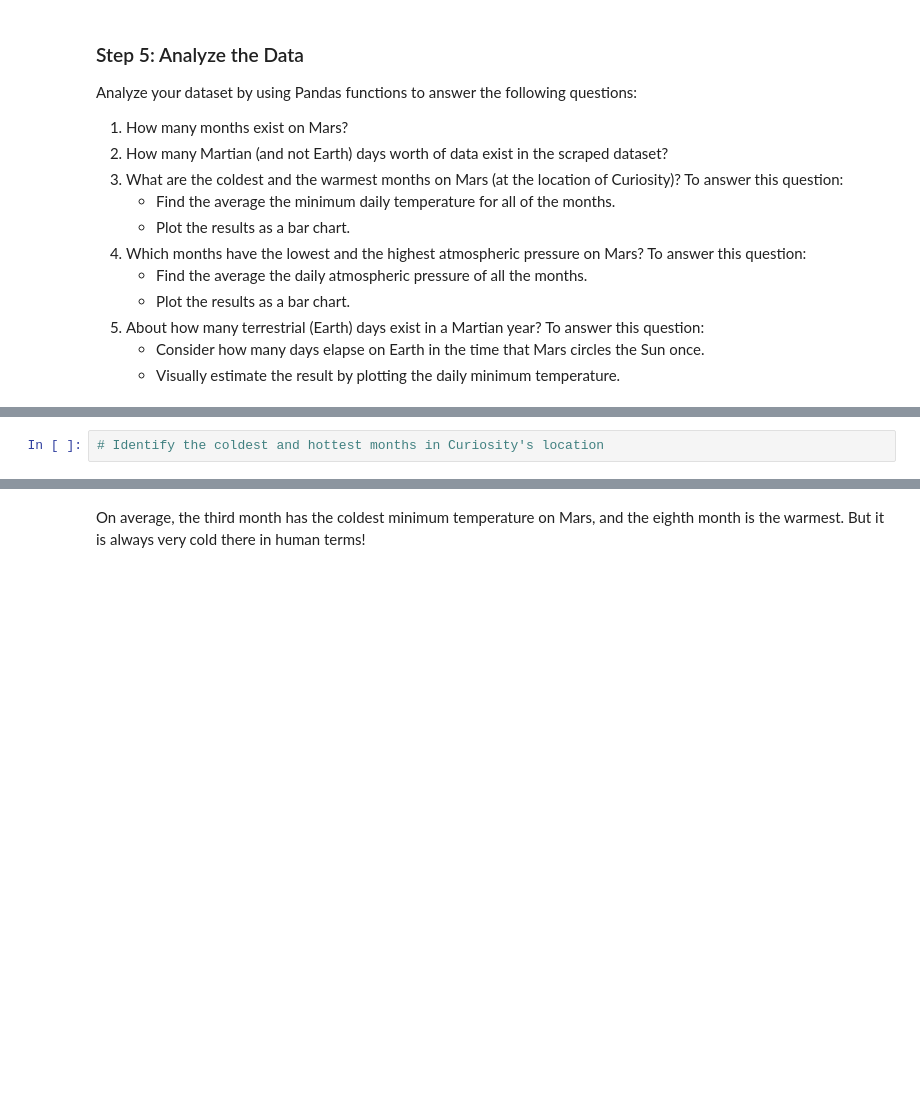
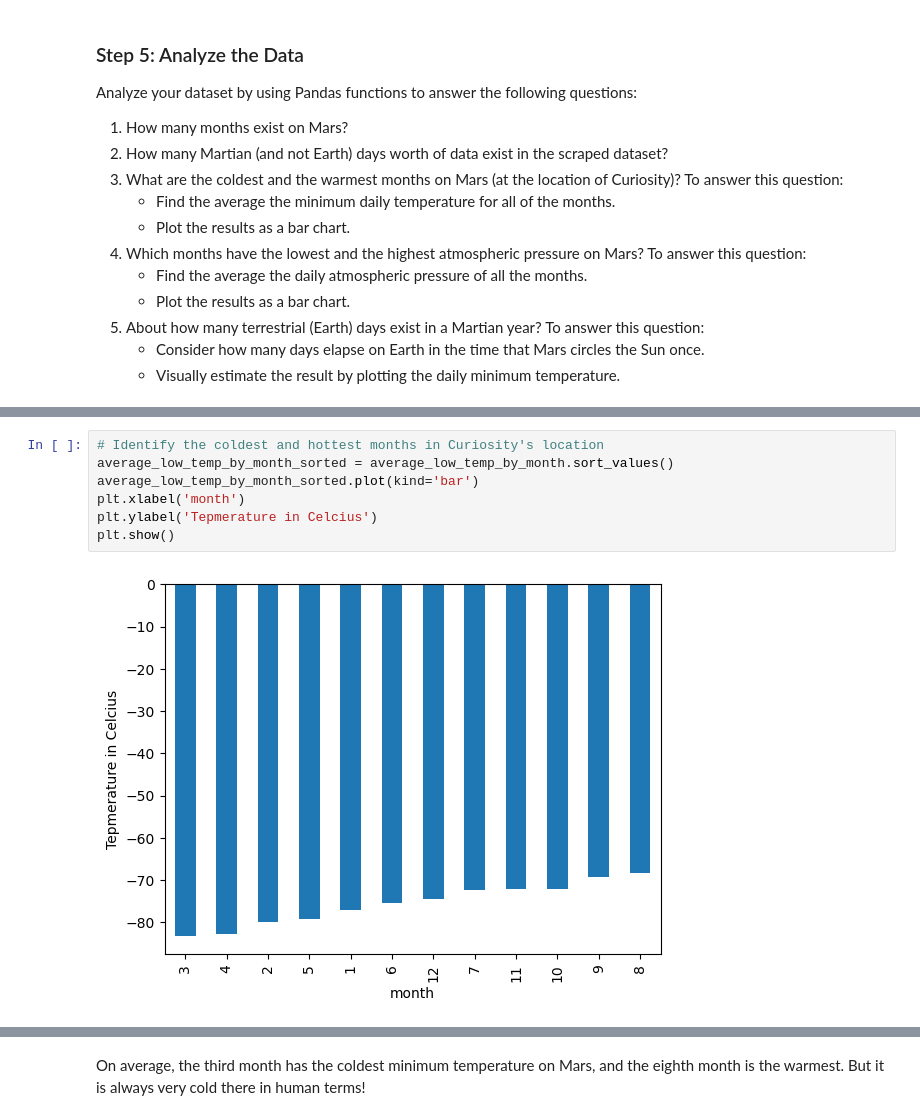
Before and after one commit to JohanaMarie/mars_webScraping, a Jupyter notebook: part_2_mars_weather.ipynb, the cells around one changed output, grey strips where cells are left out. Saved outputs shown, nothing was run; the diff lists cells and outputs as text; blank space fills up the shorter version.

```diff
--- a/part_2_mars_weather.ipynb
+++ b/part_2_mars_weather.ipynb
@@ -121,4 +189,11 @@ Analyze your dataset by using Pandas functions to answer the following questions
 # %%
 # Identify the coldest and hottest months in Curiosity's location
+average_low_temp_by_month_sorted = average_low_temp_by_month.sort_values()
+average_low_temp_by_month_sorted.plot(kind='bar')
+plt.xlabel('month')
+plt.ylabel('Tepmerature in Celcius')
+plt.show()
+# %% [output]
+[figure, added]
 # %%
 # 4. Average pressure by Martian month
```
Also changed, not shown: parts of 13 cells of this notebook, 1 other file.
